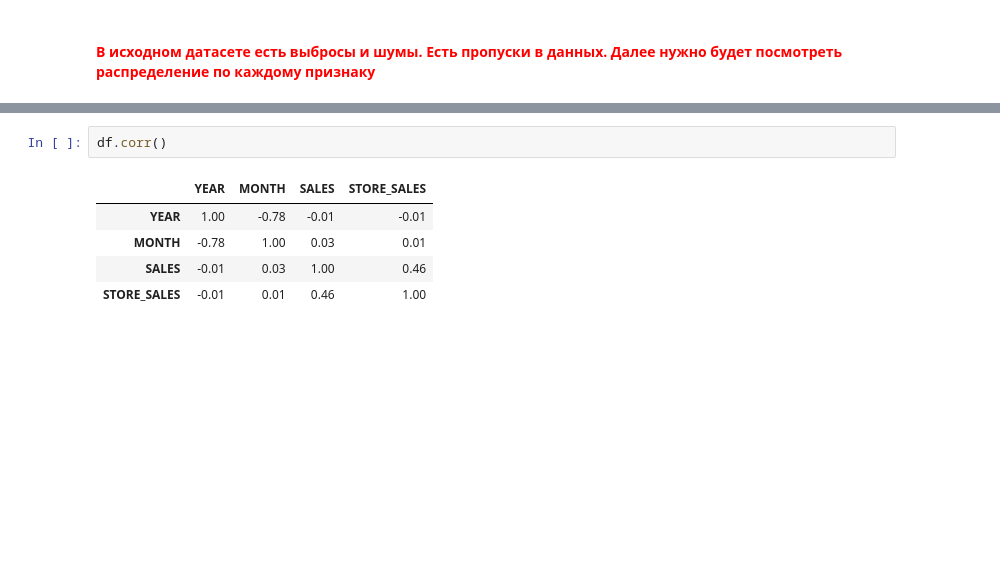
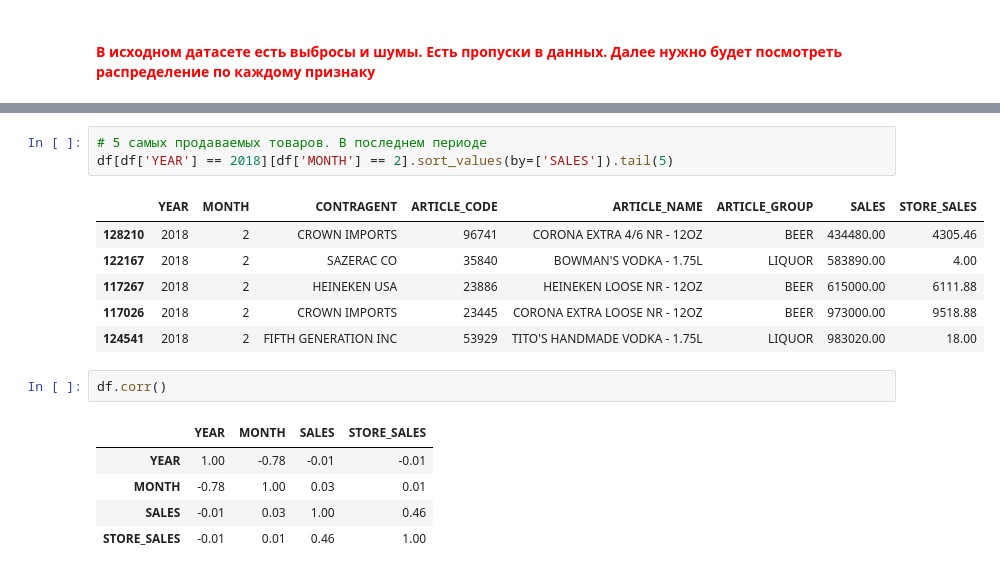
Before and after one commit to zhivenkov-an/predict_sales, a Jupyter notebook: predict_sales.ipynb, the cells around one changed output, grey strips where cells are left out. Cells and saved outputs as stored; diff of their text form; blank space fills up the shorter version.

```diff
--- a/predict_sales.ipynb
+++ b/predict_sales.ipynb
@@ -144,3 +137,13 @@ print('Начальное кол-во строк', df.shape[0])
+# %%
+# 5 самых продаваемых товаров. В последнем периоде
+df[df['YEAR'] == 2018][df['MONTH'] == 2].sort_values(by=['SALES']).tail(5)
+# %% [output]
+|  | YEAR | MONTH | CONTRAGENT | ARTICLE_CODE | ARTICLE_NAME | ARTICLE_GROUP | SALES | STORE_SALES |
+| 128210 | 2018 | 2 | CROWN IMPORTS | 96741 | CORONA EXTRA 4/6 NR - 12OZ | BEER | 434480.00 | 4305.46 |
+| 122167 | 2018 | 2 | SAZERAC CO | 35840 | BOWMAN'S VODKA - 1.75L | LIQUOR | 583890.00 | 4.00 |
+| 117267 | 2018 | 2 | HEINEKEN USA | 23886 | HEINEKEN LOOSE NR - 12OZ | BEER | 615000.00 | 6111.88 |
+| 117026 | 2018 | 2 | CROWN IMPORTS | 23445 | CORONA EXTRA LOOSE NR - 12OZ | BEER | 973000.00 | 9518.88 |
+| 124541 | 2018 | 2 | FIFTH GENERATION INC | 53929 | TITO'S HANDMADE VODKA - 1.75L | LIQUOR | 983020.00 | 18.00 |
 # %%
 df.corr()
 # %% [output]
```
Also changed, not shown: parts of 63 cells of this notebook.
